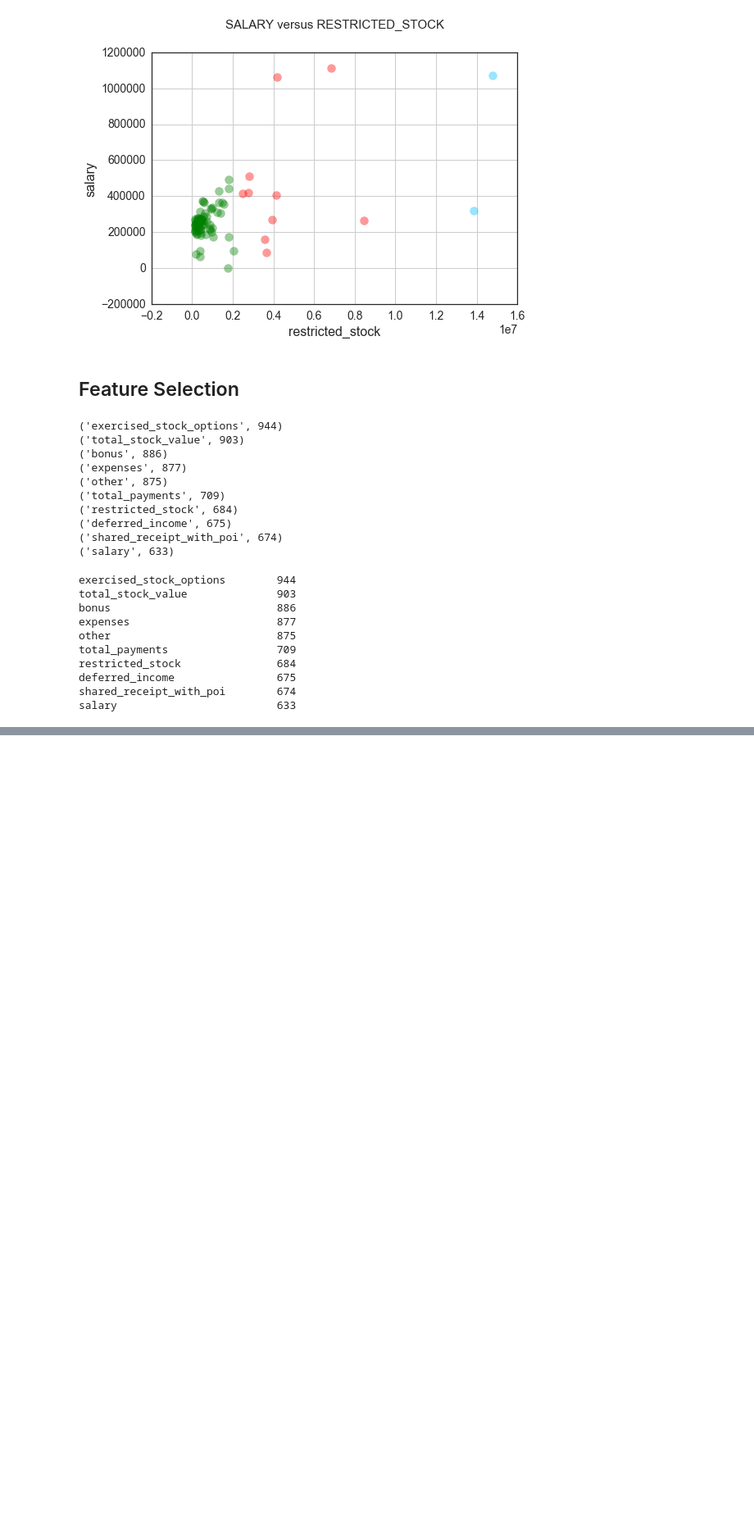
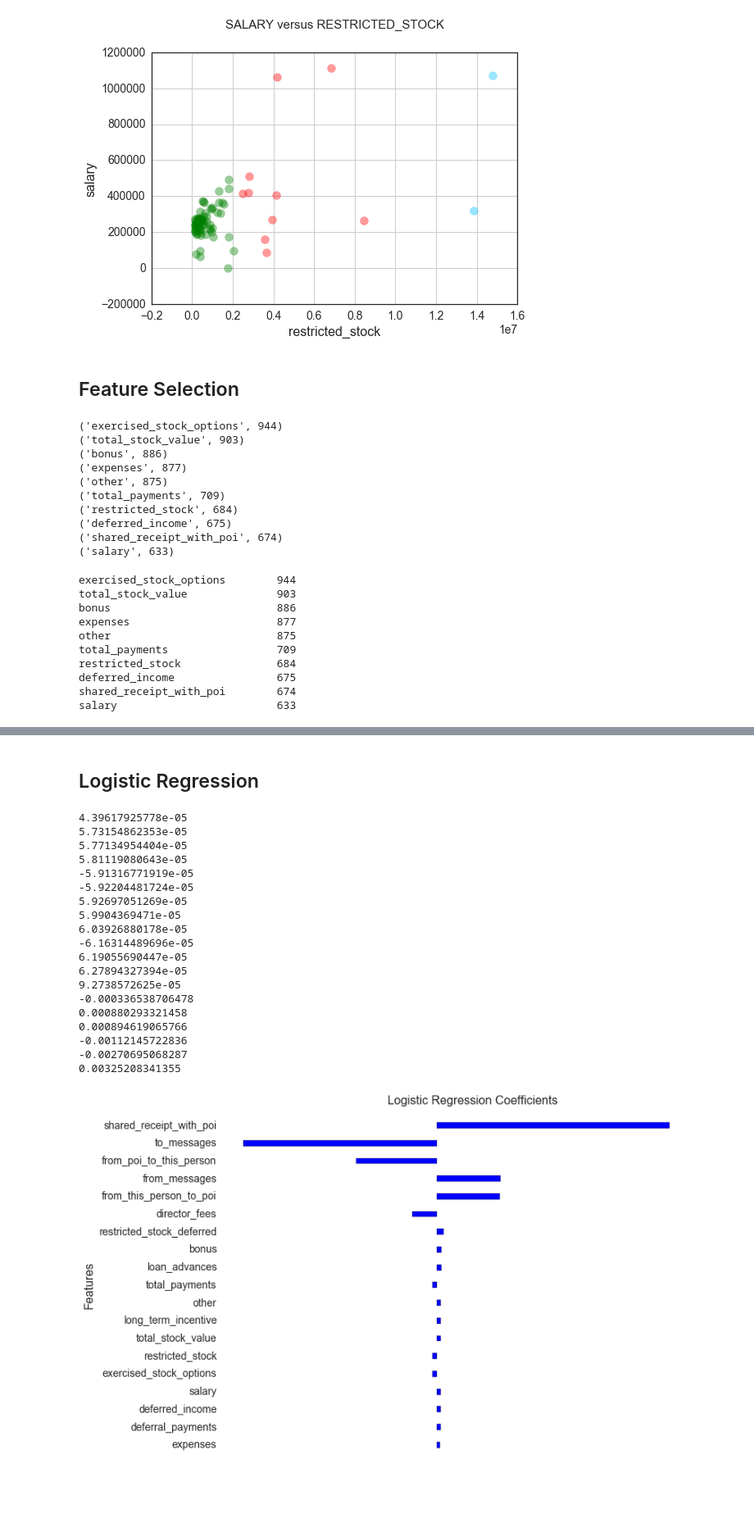
Before and after one commit to omoju/identifyFraudFromEnronEmail, a Jupyter notebook: clustering.ipynb, the cells around one changed output, grey strips where cells are left out. Shown at 82% size. Saved outputs shown, nothing was run; the diff lists cells and outputs as text; code cells hidden in the pictures; blank space fills up the shorter version.

```diff
--- a/clustering.ipynb
+++ b/clustering.ipynb
@@ -246,0 +264,38 @@ _ = ax.set(frame_on = False, ylim = (0, len(clf_xgb.booster().get_fscore())), xt
+# %% [markdown]
+## Logistic Regression
+# %%
+logreg = LogisticRegression(random_state = 14).fit(X_train, ravel(Y_train))
+preds_lr = logreg.predict_proba(X_test)
+
+df = pd.DataFrame(list(zip(X_test.columns, logreg.coef_[0])))
+df = df.reindex(df[1].abs().sort_values().index).set_index(0)
+
+ax = df.plot.barh(width = .33, legend = "", figsize = (12, 8))
+ax.set_title("Logistic Regression Coefficients", y = 1.03, fontsize = 16.)
+_ = ax.set(frame_on = False, xlabel = "", xticklabels = "", ylabel = "Features")
+
+for i, label in enumerate(list(df.index)):
+    score = df.ix[label][1]
+    print score
+    ax.annotate('%.3f' % score, (score + (-.18 if score < 0 else .02), i - .2), fontsize = 10.5)
+# %% [output]
+4.39617925778e-05
+5.73154862353e-05
+5.77134954404e-05
+5.81119080643e-05
+-5.91316771919e-05
+-5.92204481724e-05
+5.92697051269e-05
+5.9904369471e-05
+6.03926880178e-05
+-6.16314489696e-05
+6.19055690447e-05
+6.27894327394e-05
+9.2738572625e-05
+-0.000336538706478
+0.000880293321458
+0.000894619065766
+-0.00112145722836
+-0.00270695068287
+0.00325208341355
+[figure, added]
```
Also changed, not shown: parts of 10 cells of this notebook, 1 other file.
